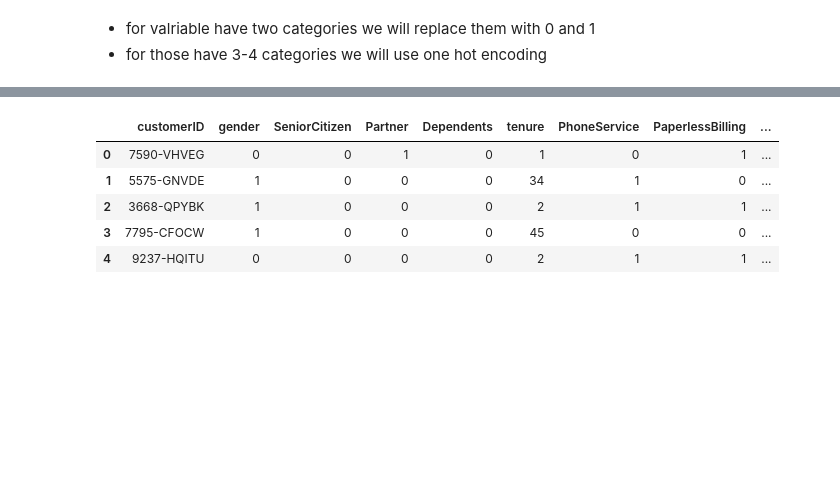
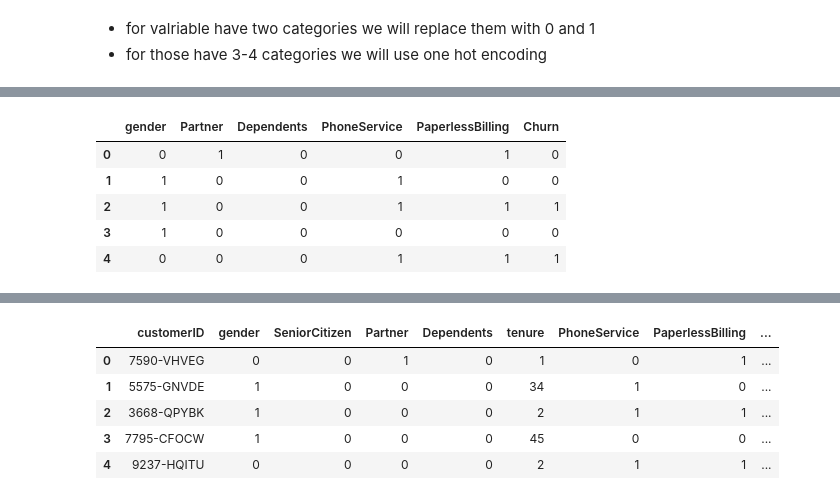
Before and after one commit to zahrahanifehlou/Churn_model, a Jupyter notebook: notebooks/check_data.ipynb, the cells around one changed output, grey strips where cells are left out. Saved outputs shown, nothing was run; the diff lists cells and outputs as text; code cells hidden in the pictures; blank space fills up the shorter version.

```diff
--- a/notebooks/check_data.ipynb
+++ b/notebooks/check_data.ipynb
@@ -120,11 +137,20 @@ df.describe(include='all')
 # %%
 # Binary categorical columns (2 unique values)
 binary_cols = [
     'gender', 'Partner', 'Dependents', 'PhoneService', 'PaperlessBilling', 'Churn'
 ]
 
 # Map Yes/No and Male/Female to 0/1
 df[binary_cols] = df[binary_cols].replace({
     'Yes': 1, 'No': 0,
     'Male': 1, 'Female': 0
 })
+df[binary_cols]=df[binary_cols].astype(int)
+df[binary_cols].head()
+# %% [output]
+|  | gender | Partner | Dependents | PhoneService | PaperlessBilling | Churn |
+| 0 | 0 | 1 | 0 | 0 | 1 | 0 |
+| 1 | 1 | 0 | 0 | 1 | 0 | 0 |
+| 2 | 1 | 0 | 0 | 1 | 1 | 1 |
+| 3 | 1 | 0 | 0 | 0 | 0 | 0 |
+| 4 | 0 | 0 | 0 | 1 | 1 | 1 |
```
Also changed, not shown: parts of 17 cells of this notebook.
